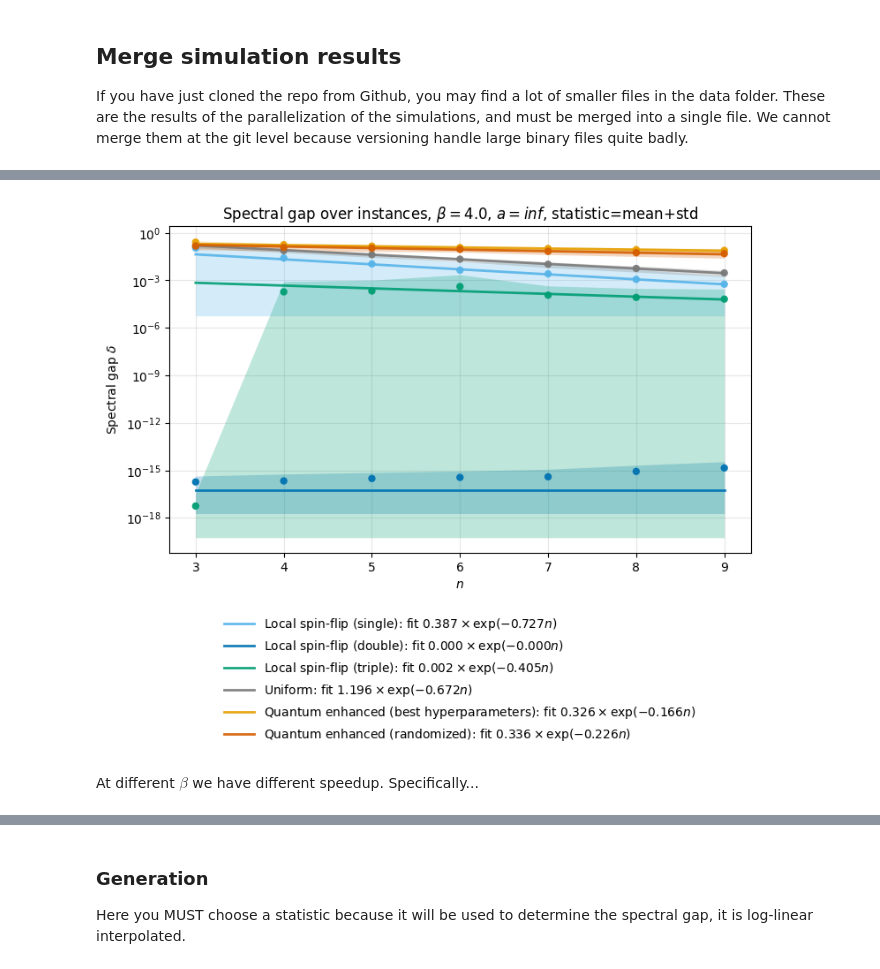
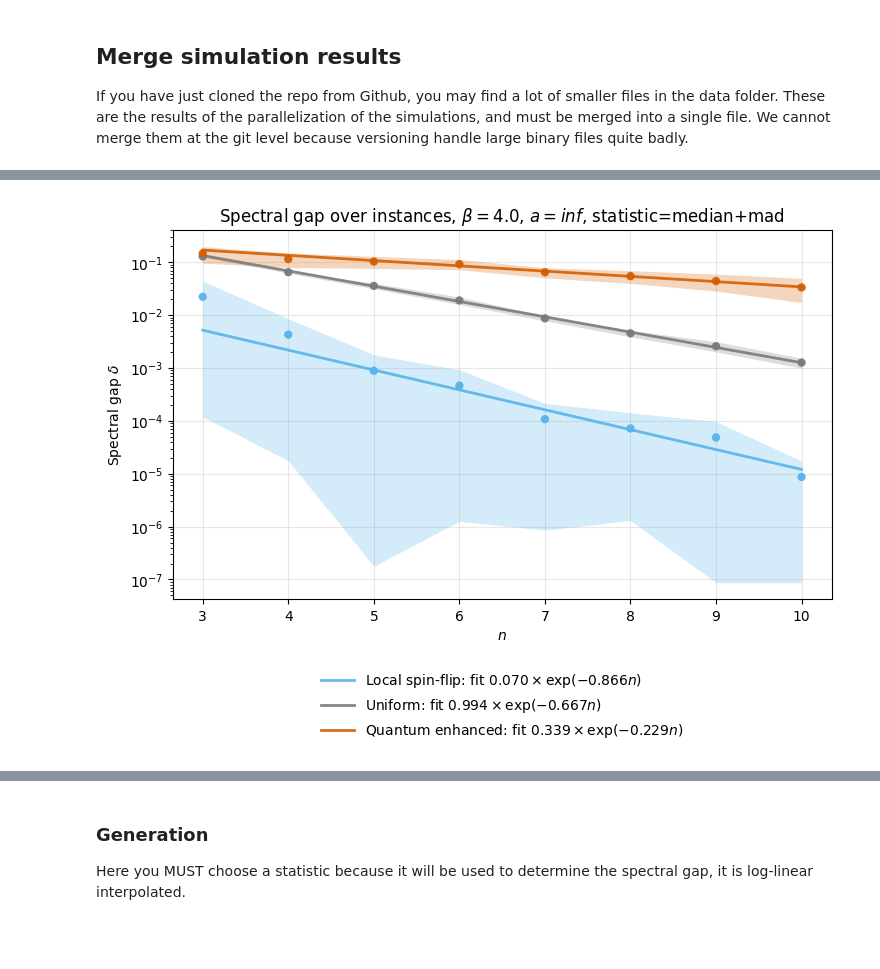
Before and after one commit to incud/pubmonaqa, a Jupyter notebook: notebooks/1_classical_vs_quantum_queries.ipynb, the cells around one changed output, grey strips where cells are left out. Drawn from its saved outputs; the diff is of its cells as text; code cells hidden in the pictures; blank space fills up the shorter version.

```diff
--- a/notebooks/1_classical_vs_quantum_queries.ipynb
+++ b/notebooks/1_classical_vs_quantum_queries.ipynb
@@ -94,11 +94,8 @@ We see scaling as $2^{O(n)}$ but...
 # %%
 from monaqa2.data.plot_delta_vs_n import plot_spectral_gap_vs_n
 
-beta = 4.0
-a = np.inf             # either np.inf (MH acceptance) or 1 or 10 (glauber)
-statistic = "mean+std" # "mean+std", "mean+std-tail", or "median+mad"
-fig, ax = plot_spectral_gap_vs_n(beta=beta, a=np.inf, statistic=statistic, n_fit_min=5, n_fit_max=8)
+beta = 4.0               # from 3 to 10
+statistic = "median+mad" # "mean+std", "mean+std-tail", or "median+mad"
+fig, ax = plot_spectral_gap_vs_n(beta=beta, a=np.inf, statistic=statistic, n_fit_min=5, n_fit_max=10)
 # %% [output]
-[figure, old version]
+[figure, new version]
-# %% [markdown]
-At different $\beta$ we have different speedup. Specifically...
```
Also changed, not shown: parts of 21 cells of this notebook, 5 other files.
